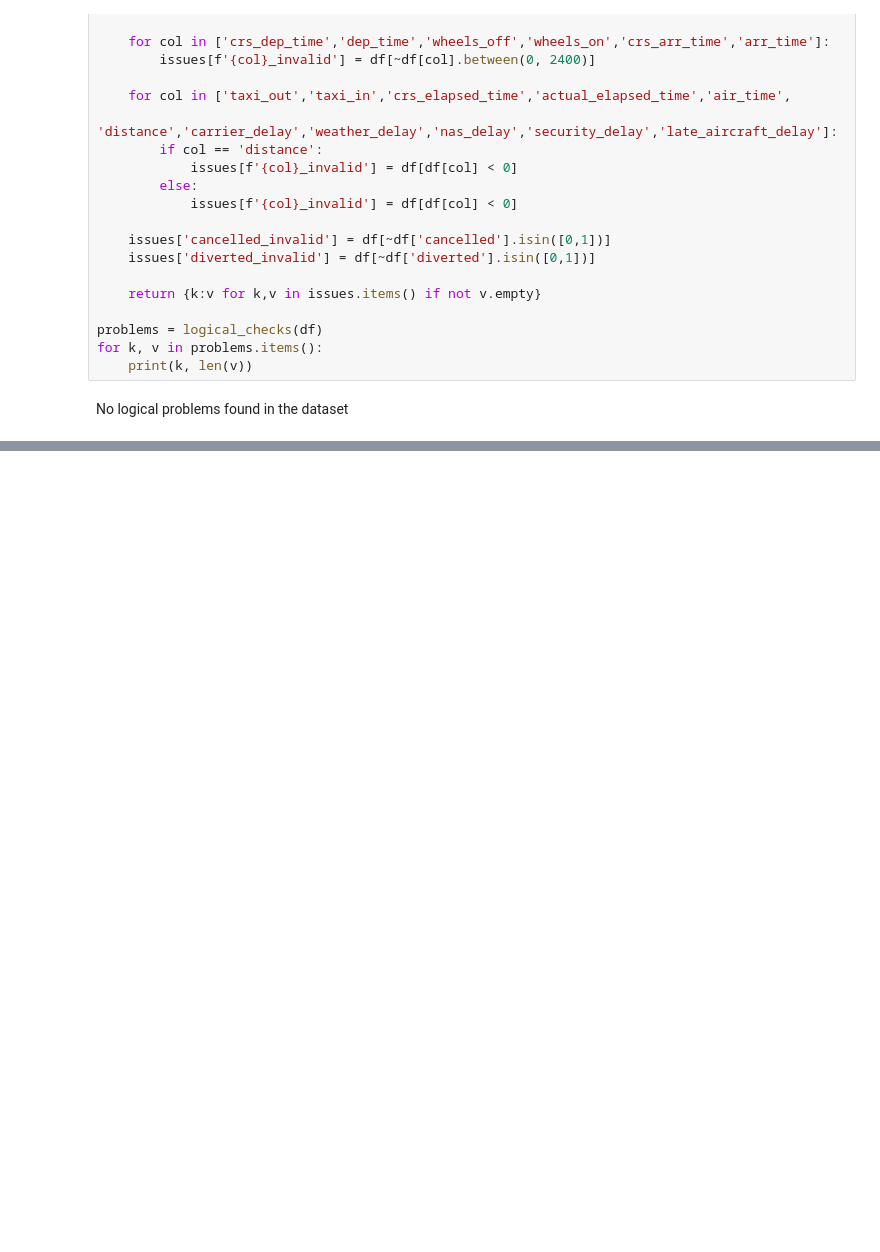
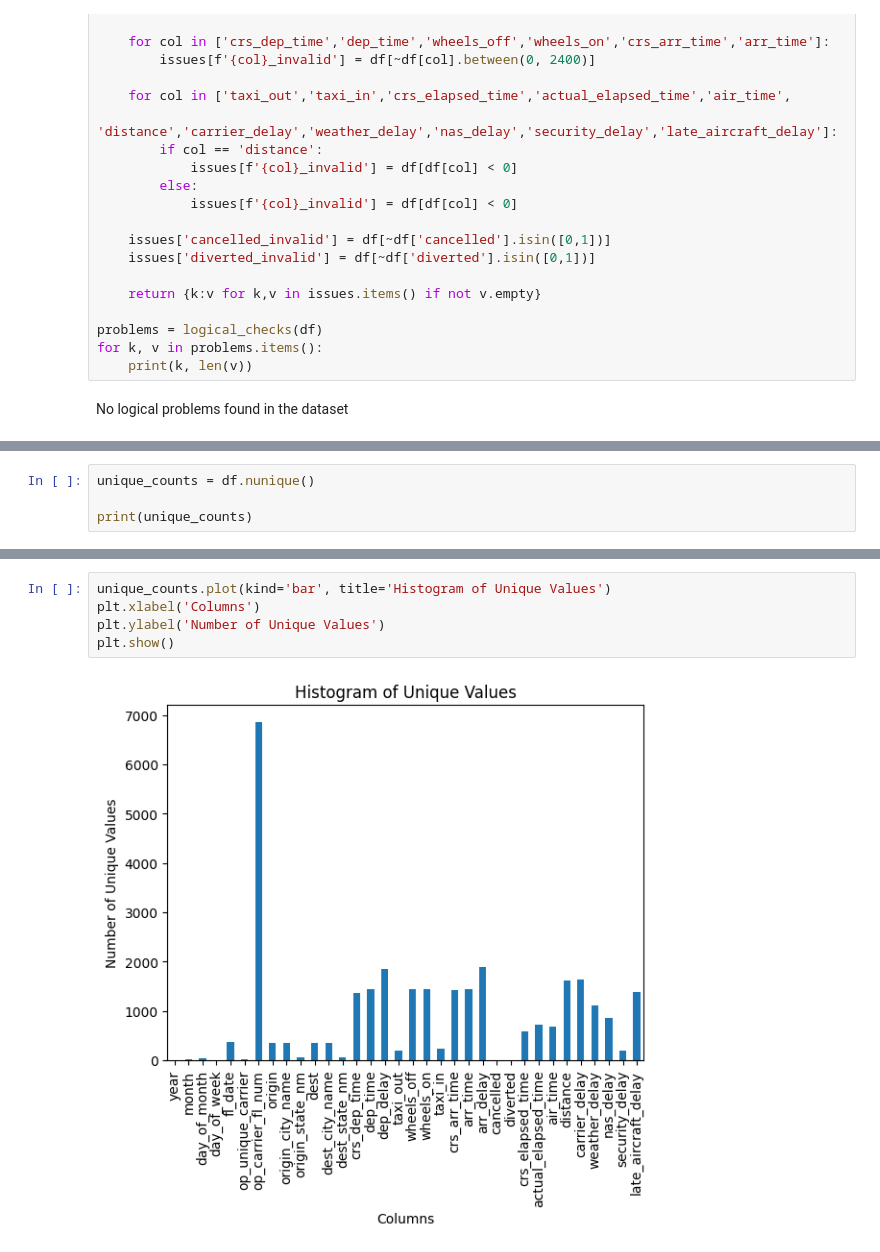
Before and after one commit to mwjung10/FlightDelay_ML_project, a Jupyter notebook: src/data_preproccess.ipynb, the cells around one changed output, grey strips where cells are left out. Drawn from its saved outputs; the diff is of its cells as text; blank space fills up the shorter version.

Commit message:
added class distribution and some graphs

```diff
--- a/src/data_preproccess.ipynb
+++ b/src/data_preproccess.ipynb
@@ -144,0 +149,4 @@ No logical problems found in the dataset
+# %%
+unique_counts = df.nunique()
+
+print(unique_counts)
@@ -144,0 +171,7 @@ No logical problems found in the dataset
+# %%
+unique_counts.plot(kind='bar', title='Histogram of Unique Values')
+plt.xlabel('Columns')
+plt.ylabel('Number of Unique Values')
+plt.show()
+# %% [output]
+[figure, added]
```
Also changed, not shown: parts of 9 cells of this notebook, 1 other file.
